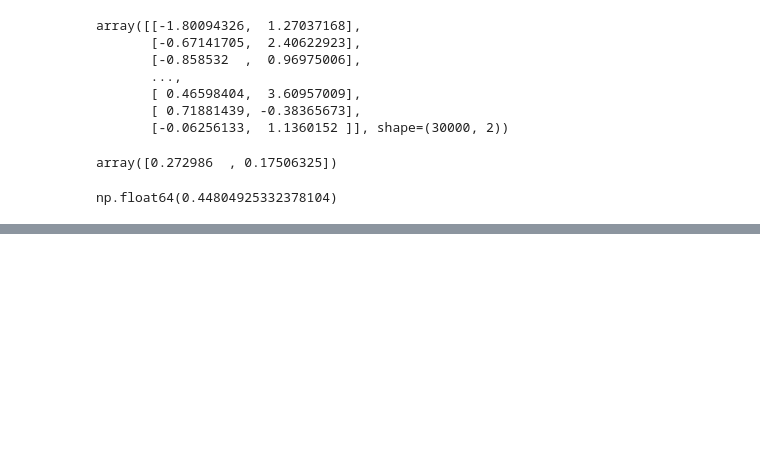
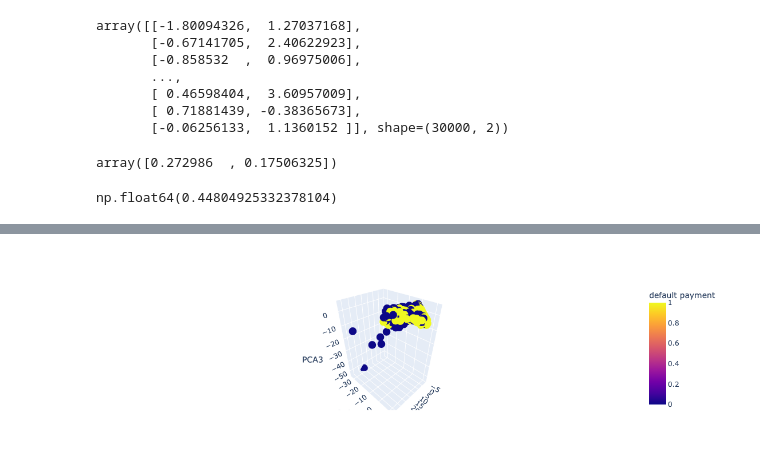
Before and after one commit to lis497/UCBerkeley-Haas-ML, a Jupyter notebook: M6/M6_TryIt_PCA_Summarizing_Data.ipynb, the cells around one changed output, grey strips where cells are left out. Drawn from its saved outputs; the diff is of its cells as text; code cells hidden in the pictures; blank space fills up the shorter version.

```diff
--- a/M6/M6_TryIt_PCA_Summarizing_Data.ipynb
+++ b/M6/M6_TryIt_PCA_Summarizing_Data.ipynb
@@ -183,0 +245,5 @@ fig, ax = plt.subplots(nrows=1,ncols=1,figsize=(10,9),
+# %%
+df_com2 = df_com.copy()
+df_com2.columns = ['PCA1','PCA2','PCA3']
+df_com2['default payment'] = default['default.payment.next.month'].reset_index(drop=True)
+df_com2.head()
@@ -183,0 +271,4 @@ fig, ax = plt.subplots(nrows=1,ncols=1,figsize=(10,9),
+# %%
+px.scatter_3d(data_frame=df_com2, x = 'PCA1', y = 'PCA2', z = 'PCA3', color = 'default payment')
+# %% [output]
+[figure, added]
```
Also changed, not shown: parts of 8 cells of this notebook.
